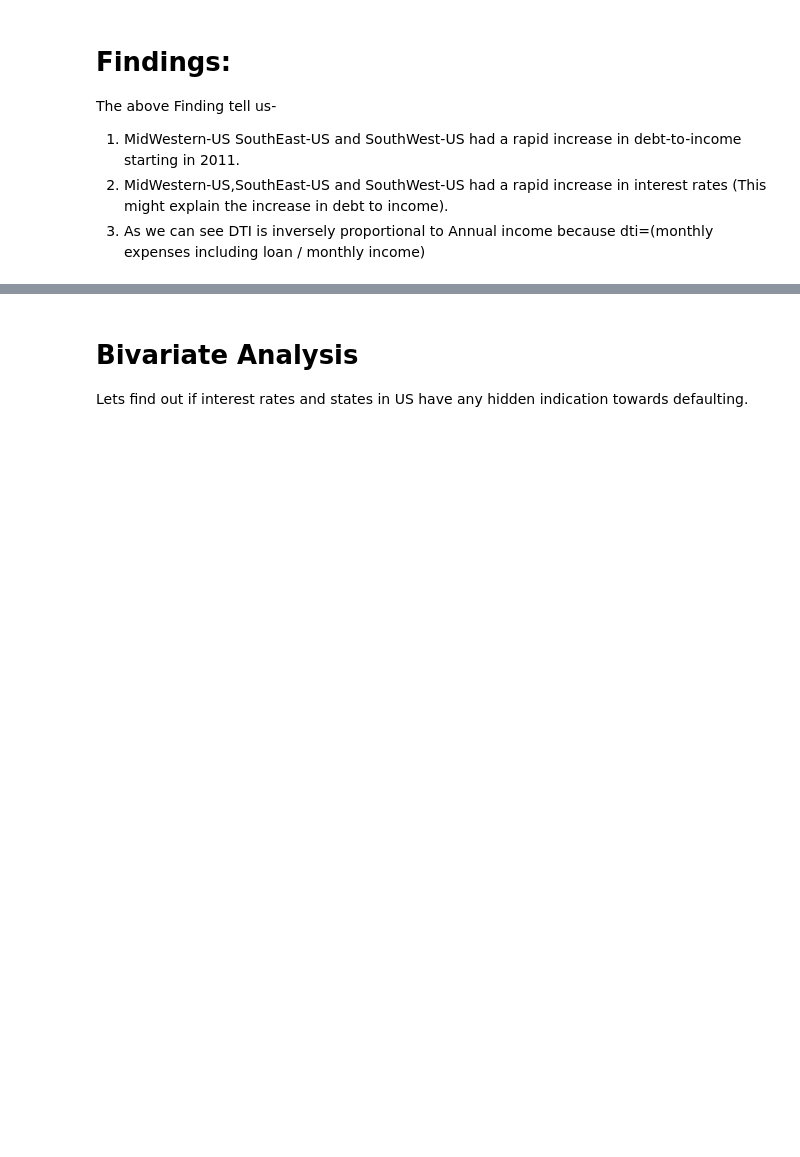
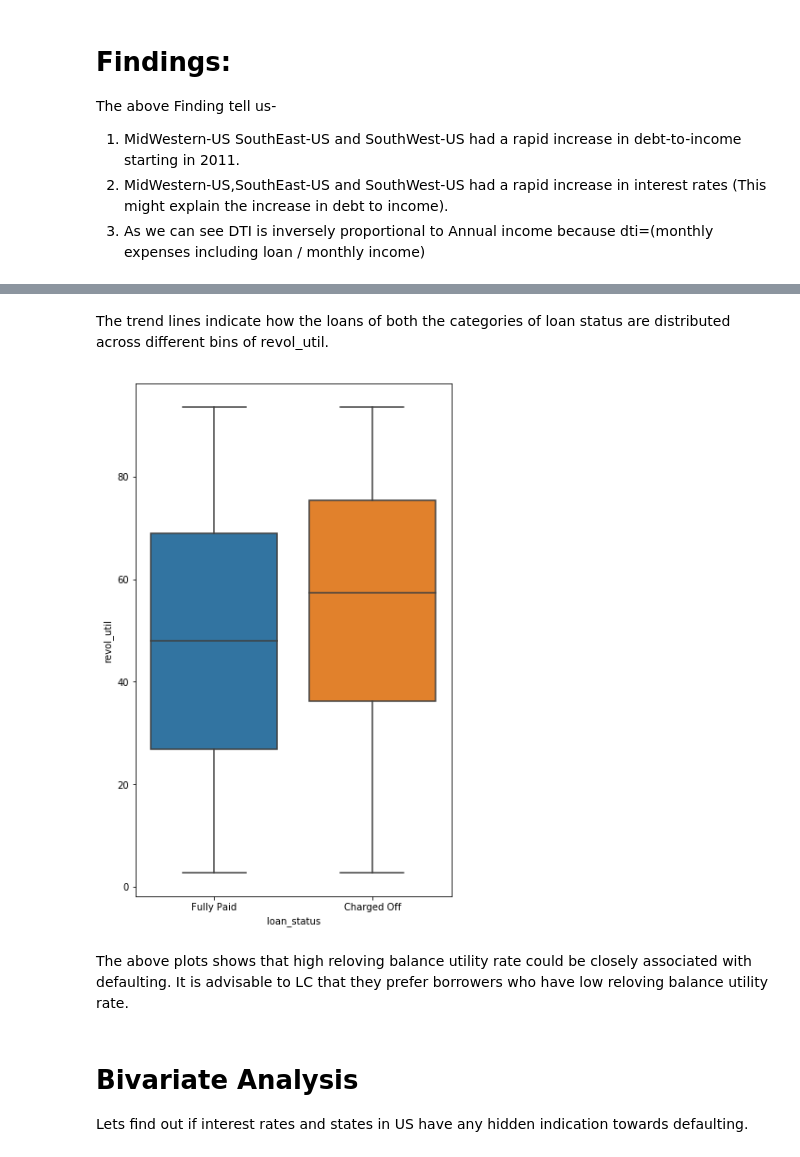
Before and after one commit to brijesh1100/P2-Gramener-Case-Study, a Jupyter notebook: EDA Case Study_Final.ipynb, the cells around one changed output, grey strips where cells are left out. Drawn from its saved outputs; the diff is of its cells as text; code cells hidden in the pictures; blank space fills up the shorter version.

```diff
--- a/EDA Case Study_Final.ipynb
+++ b/EDA Case Study_Final.ipynb
@@ -458,3 +572,14 @@ The above Finding tell us-
+# %% [markdown]
+The trend lines indicate how the loans of both the categories of loan status are distributed across different bins of revol_util.
+# %%
+plt.figure(figsize=(6,10))
+low, high = loan_df.revol_util.quantile([0.05, 0.95])
+ax = sns.boxplot(x="loan_status", y="revol_util", data=loan_df[loan_df.revol_util.between(low,high)])
+plt.show()
+# %% [output]
+[figure, added]
+# %% [markdown]
+The above plots shows that high reloving balance utility rate could be closely associated with defaulting. It is advisable to LC that they prefer borrowers who have low reloving balance utility rate.
 # %% [markdown]
 # Bivariate Analysis
 
```
Also changed, not shown: parts of 7 cells of this notebook.
